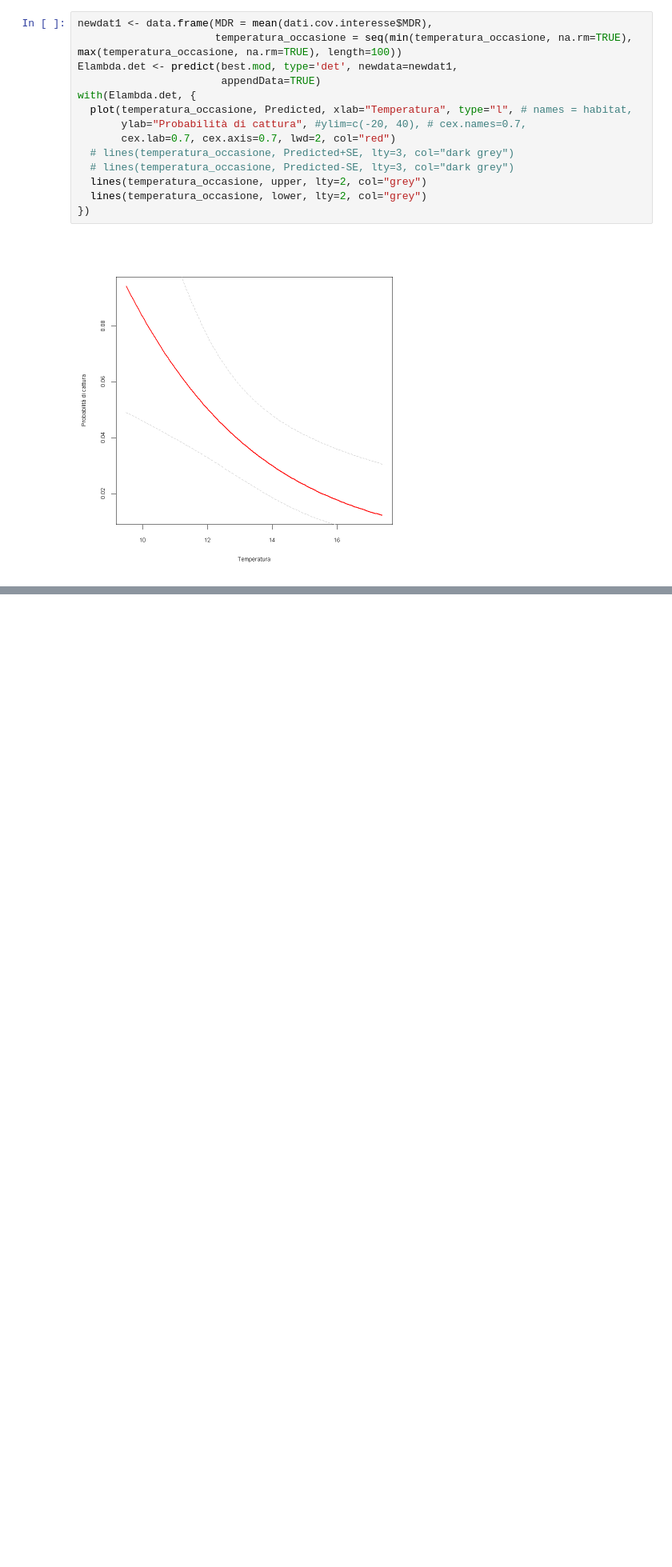
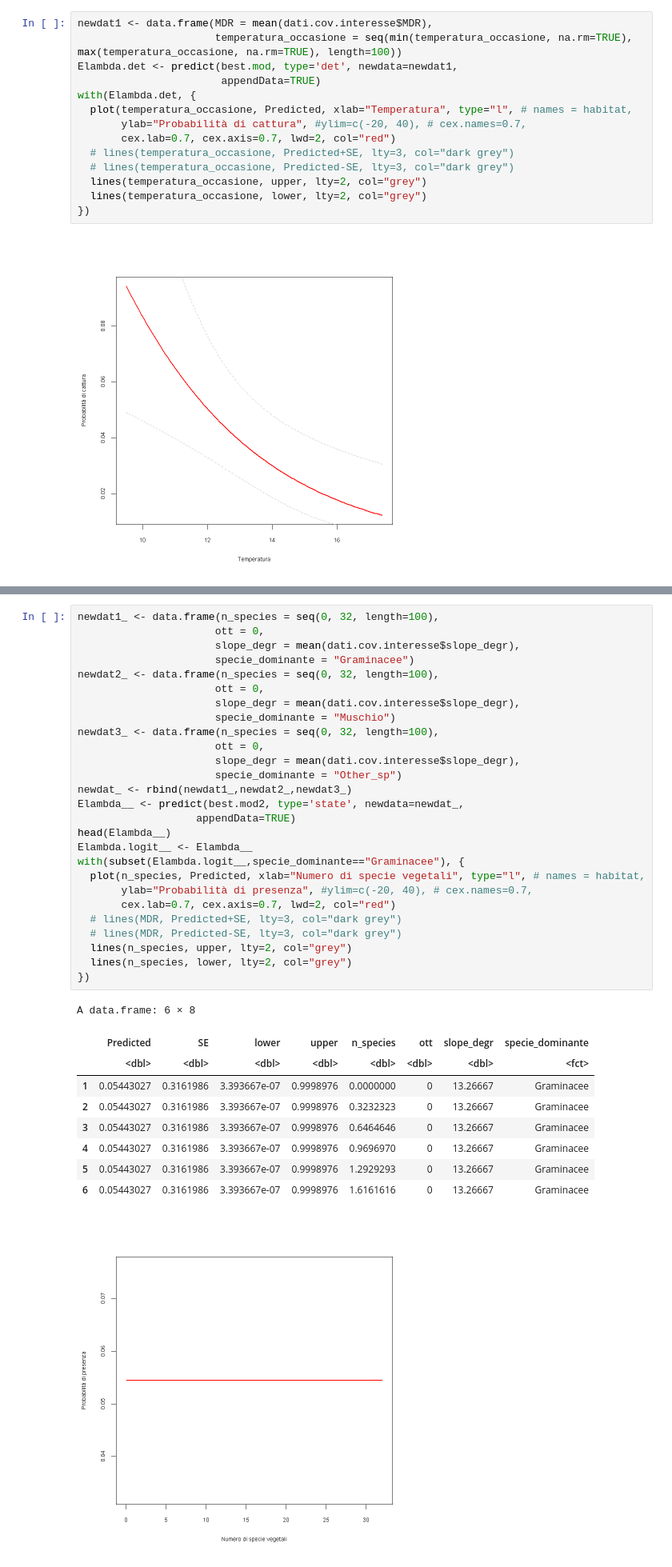
Before and after one commit to GabyOM/Chionomys-nivalis-analysis, a Jupyter notebook: 5. Analisi Occupancy e modelli .ipynb, the cells around one changed output, grey strips where cells are left out. Shown at 80% size. Cells and saved outputs as stored; diff of their text form; blank space fills up the shorter version.

```diff
--- a/5. Analisi Occupancy e modelli .ipynb
+++ b/5. Analisi Occupancy e modelli .ipynb
@@ -617,0 +679,38 @@ with(Elambda.det, {
+# %%
+newdat1_ <- data.frame(n_species = seq(0, 32, length=100),
+                      ott = 0,
+                      slope_degr = mean(dati.cov.interesse$slope_degr),
+                      specie_dominante = "Graminacee")
+newdat2_ <- data.frame(n_species = seq(0, 32, length=100),
+                      ott = 0,
+                      slope_degr = mean(dati.cov.interesse$slope_degr),
+                      specie_dominante = "Muschio")
+newdat3_ <- data.frame(n_species = seq(0, 32, length=100),
+                      ott = 0,
+                      slope_degr = mean(dati.cov.interesse$slope_degr),
+                      specie_dominante = "Other_sp")
+newdat_ <- rbind(newdat1_,newdat2_,newdat3_)
+Elambda__ <- predict(best.mod2, type='state', newdata=newdat_,
+                   appendData=TRUE)
+head(Elambda__)
+Elambda.logit__ <- Elambda__
+with(subset(Elambda.logit__,specie_dominante=="Graminacee"), {
+  plot(n_species, Predicted, xlab="Numero di specie vegetali", type="l", # names = habitat,
+       ylab="Probabilità di presenza", #ylim=c(-20, 40), # cex.names=0.7,
+       cex.lab=0.7, cex.axis=0.7, lwd=2, col="red")
+  # lines(MDR, Predicted+SE, lty=3, col="dark grey")
+  # lines(MDR, Predicted-SE, lty=3, col="dark grey")
+  lines(n_species, upper, lty=2, col="grey")
+  lines(n_species, lower, lty=2, col="grey")
+})
+# %% [output]
+A data.frame: 6 × 8
+|  | Predicted | SE | lower | upper | n_species | ott | slope_degr | specie_dominante |
+|  | <dbl> | <dbl> | <dbl> | <dbl> | <dbl> | <dbl> | <dbl> | <fct> |
+| 1 | 0.05443027 | 0.3161986 | 3.393667e-07 | 0.9998976 | 0.0000000 | 0 | 13.26667 | Graminacee |
+| 2 | 0.05443027 | 0.3161986 | 3.393667e-07 | 0.9998976 | 0.3232323 | 0 | 13.26667 | Graminacee |
+| 3 | 0.05443027 | 0.3161986 | 3.393667e-07 | 0.9998976 | 0.6464646 | 0 | 13.26667 | Graminacee |
+| 4 | 0.05443027 | 0.3161986 | 3.393667e-07 | 0.9998976 | 0.9696970 | 0 | 13.26667 | Graminacee |
+| 5 | 0.05443027 | 0.3161986 | 3.393667e-07 | 0.9998976 | 1.2929293 | 0 | 13.26667 | Graminacee |
+| 6 | 0.05443027 | 0.3161986 | 3.393667e-07 | 0.9998976 | 1.6161616 | 0 | 13.26667 | Graminacee |
+[figure, added]
```
Also changed, not shown: parts of 8 cells of this notebook, 1 other file.
